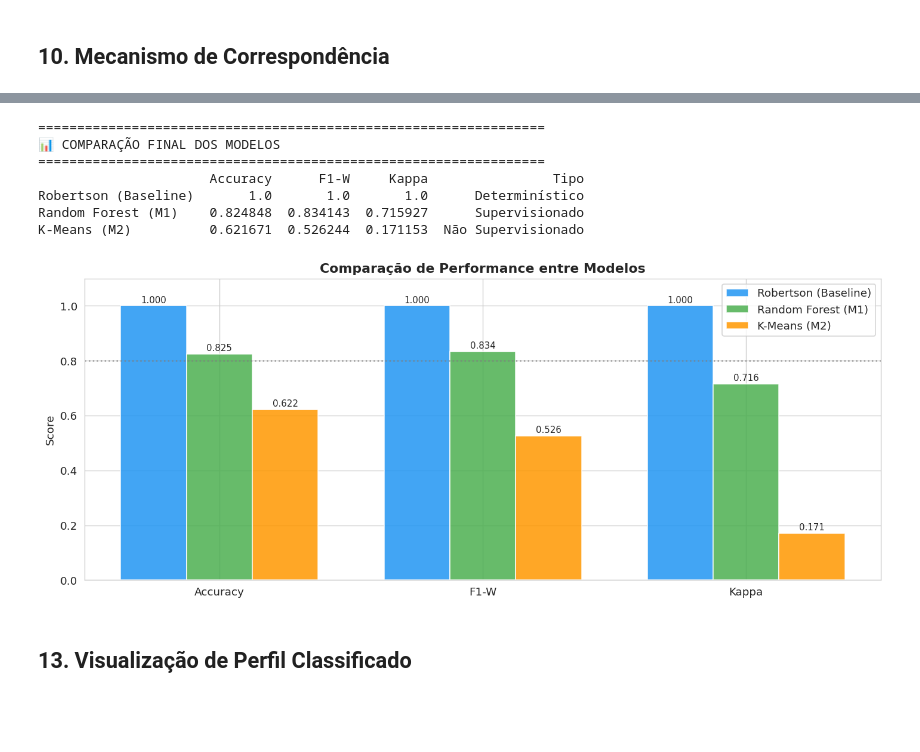
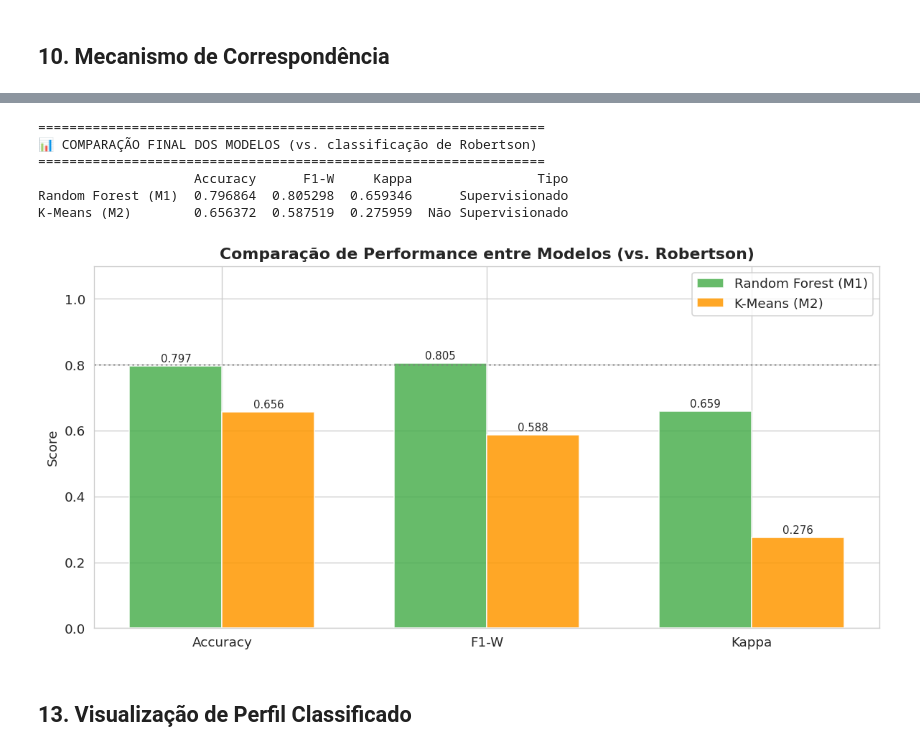
Before and after one commit to felipebrsm/PUC_Sprint_1_ML-FBRSM, a Jupyter notebook: notebook/MVP_FBRSM_PUC.ipynb, the cells around one changed output, grey strips where cells are left out. Saved outputs shown, nothing was run; the diff lists cells and outputs as text; code cells hidden in the pictures; blank space fills up the shorter version.

```diff
--- a/notebook/MVP_FBRSM_PUC.ipynb
+++ b/notebook/MVP_FBRSM_PUC.ipynb
@@ -591,0 +481,11 @@ KeyboardInterrupt:
+# %%
+
+N_FOLDS_CV = 3
+FORCAR_NOVO_TREINO = False
+
+steps = [('scaler', RobustScaler())]
+
+steps.append(('clf', RandomForestClassifier(
+    class_weight='balanced', random_state=SEED, n_jobs=1
+)))
+pipeline_rf = ImbPipeline(steps=steps)
@@ -592,6 +545,7 @@ KeyboardInterrupt:
 # %%
-pipeline_rf.fit(X_train_rf, y_train)
+pipeline_rf = search.best_estimator_
 y_pred_rf = pipeline_rf.predict(X_test_rf)
+
 
 print("=" * 55)
 print("📊 AVALIAÇÃO MODELO 1 — RANDOM FOREST (conjunto teste)")
@@ -745,12 +697,11 @@ print(f"\n   k Robertson   : {n_classes}")
 
  Garante comparabilidade direta com Robertson independente do dataset.
 # %%
+n_classes = 10
+
 print(f"   n_classes (zonas em y_train)  : {n_classes}")
 print(f"   best_k    (melhor silhouette) : {best_k}")
 print(f"   → Usando n_clusters = n_classes = {n_classes} por comparabilidade.\n")
-
-n_classes = 7
-
 kmeans = KMeans(
     n_clusters = n_classes,   # ← dinâmico, não hardcoded
     random_state=SEED,
@@ -902,15 +849,5 @@ print(f"  Accuracy (Húngaro)  : {accuracy_score(y_test, y_pred_km):.4f}")
 # %%
-# Recalcular Robertson no conjunto de teste para comparação
-df_test = df_model.iloc[test_idx].copy()
-y_robertson = df_test['zone_robertson'].values   # baseline determinístico
-
 metrics = {
-    'Robertson (Baseline)': {
-        'Accuracy':  accuracy_score(y_test, y_robertson),
-        'F1-W':      f1_score(y_test, y_robertson, average='weighted', zero_division=0),
-        'Kappa':     cohen_kappa_score(y_test, y_robertson),
-        'Tipo':      'Determinístico'
-    },
     'Random Forest (M1)': {
         'Accuracy':  accuracy_score(y_test, y_pred_rf),
         'F1-W':      f1_score(y_test, y_pred_rf, average='weighted', zero_division=0),
@@ -925,45 +862,44 @@ metrics = {
     }
 }
 
 df_metrics = pd.DataFrame(metrics).T
 print("=" * 65)
-print("📊 COMPARAÇÃO FINAL DOS MODELOS")
+print("📊 COMPARAÇÃO FINAL DOS MODELOS (vs. classificação de Robertson)")
 print("=" * 65)
 print(df_metrics.to_string())
 
 # Gráfico de barras comparativo
-fig, ax = plt.subplots(figsize=(12, 5))
+fig, ax = plt.subplots(figsize=(10, 5))
 metric_names = ['Accuracy', 'F1-W', 'Kappa']
 x = np.arange(len(metric_names))
-width = 0.25
-colors_models = ['#2196F3', '#4CAF50', '#FF9800']
+width = 0.35
+colors_models = ['#4CAF50', '#FF9800']
 
 for i, (model_name, row) in enumerate(df_metrics.iterrows()):
     vals = [row[m] for m in metric_names]
     bars = ax.bar(x + i * width, vals, width, label=model_name,
                   color=colors_models[i], alpha=0.85)
     for bar, val in zip(bars, vals):
         ax.text(bar.get_x() + bar.get_width()/2., bar.get_height() + 0.005,
                 f'{val:.3f}', ha='center', va='bottom', fontsize=9)
 
-ax.set_xticks(x + width)
+ax.set_xticks(x + width / 2)
 ax.set_xticklabels(metric_names)
 ax.set_ylim(0, 1.1)
 ax.set_ylabel('Score')
-ax.set_title('Comparação de Performance entre Modelos', fontweight='bold')
+ax.set_title('Comparação de Performance entre Modelos (vs. Robertson)', fontweight='bold')
 ax.legend()
 ax.axhline(y=0.8, color='gray', linestyle=':', alpha=0.7, label='Referência 0.80')
 plt.tight_layout()
 plt.show()
 # %% [output]
 =================================================================
-📊 COMPARAÇÃO FINAL DOS MODELOS
+📊 COMPARAÇÃO FINAL DOS MODELOS (vs. classificação de Robertson)
 =================================================================
-                      Accuracy      F1-W     Kappa                Tipo
-Robertson (Baseline)       1.0       1.0       1.0      Determinístico
-Random Forest (M1)    0.824848  0.834143  0.715927      Supervisionado
-K-Means (M2)          0.621671  0.526244  0.171153  Não Supervisionado
+                    Accuracy      F1-W     Kappa                Tipo
+Random Forest (M1)  0.796864  0.805298  0.659346      Supervisionado
+K-Means (M2)        0.656372  0.587519  0.275959  Não Supervisionado
-[figure, old version]
+[figure, new version]
 # %% [markdown]
 ## 13. Visualização de Perfil Classificado
 # %%
```
Also changed, not shown: parts of 31 cells of this notebook.
